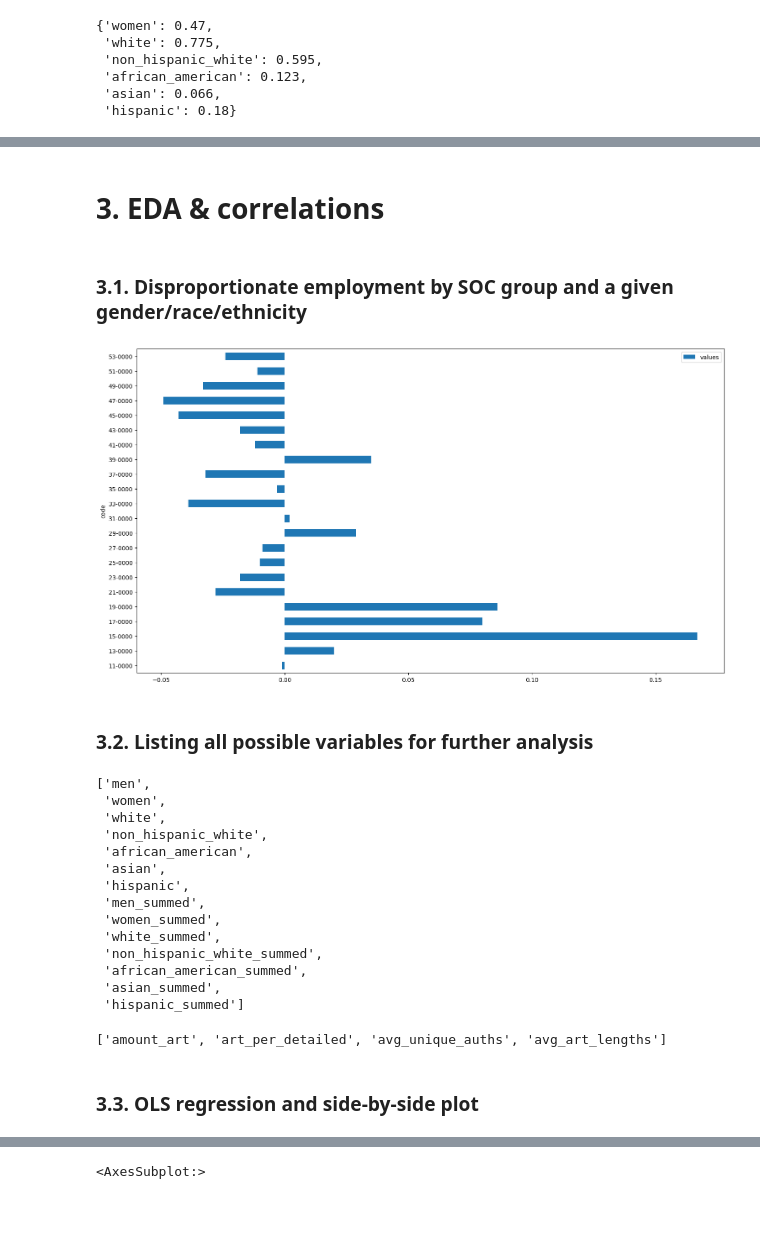
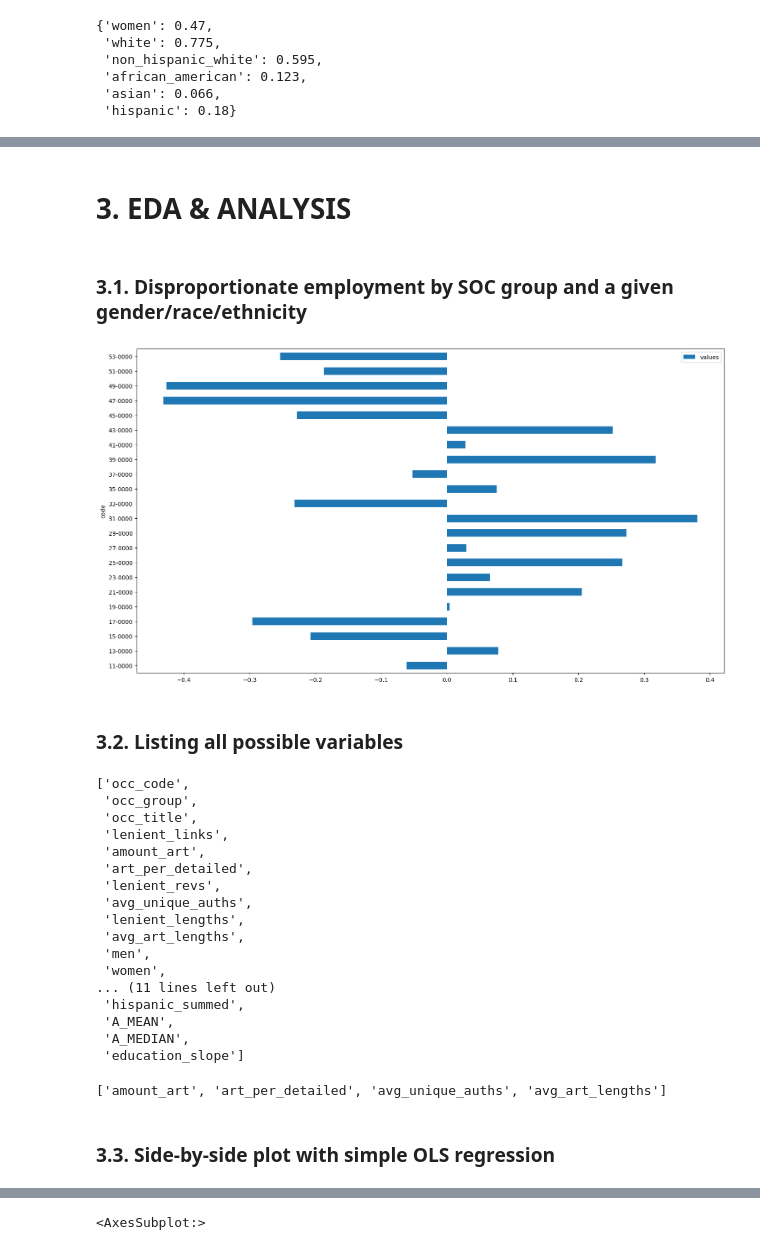
Before and after one commit to digital-scrappy/wikipedia-revisions, a Jupyter notebook: Analysis/MAJOR_gender_race_analysis.ipynb, the cells around one changed output, grey strips where cells are left out. Cells and saved outputs as stored; diff of their text form; code cells hidden in the pictures; blank space fills up the shorter version.

Commit message:
last analyses (detailed occs)

```diff
--- a/Analysis/MAJOR_gender_race_analysis.ipynb
+++ b/Analysis/MAJOR_gender_race_analysis.ipynb
@@ -104,28 +122,31 @@ df_major.head(3)
 # %% [markdown]
-# 3. EDA & correlations
+# 3. EDA & ANALYSIS
 # %% [markdown]
 ### 3.1. Disproportionate employment by SOC group and a given gender/race/ethnicity
 # %%
-relative_positive_negative(df_major, "asian", employment_dict)
+relative_positive_negative(df_major, "women", employment_dict)
 # %% [output]
-[figure, old version]
+[figure, new version]
 # %% [markdown]
-### 3.2. Listing all possible variables for further analysis
+### 3.2. Listing all possible variables
 # %%
-list(df_major.columns[-14:]) # all possible target_variables
+list(df_major.columns) # all variables
 # %% [output]
-['men',
+['occ_code',
+ 'occ_group',
+ 'occ_title',
+ 'lenient_links',
+ 'amount_art',
+ 'art_per_detailed',
+ 'lenient_revs',
+ 'avg_unique_auths',
+ 'lenient_lengths',
+ 'avg_art_lengths',
+ 'men',
  'women',
- 'white',
- 'non_hispanic_white',
- 'african_american',
- 'asian',
- 'hispanic',
- 'men_summed',
- 'women_summed',
- 'white_summed',
- 'non_hispanic_white_summed',
- 'african_american_summed',
- 'asian_summed',
- 'hispanic_summed']
+... (11 lines left out)
+ 'hispanic_summed',
+ 'A_MEAN',
+ 'A_MEDIAN',
+ 'education_slope']
 # %%
@@ -133,7 +154,7 @@ list(df_major.columns[-14:]) # all possible target_variables
 # %% [output]
 ['amount_art', 'art_per_detailed', 'avg_unique_auths', 'avg_art_lengths']
 # %% [markdown]
-### 3.3. OLS regression and side-by-side plot
+### 3.3. Side-by-side plot with simple OLS regression
 # %%
 wiki_metric_var = "avg_unique_auths"
 race_gender_var = "women_summed"
```
Also changed, not shown: parts of 29 cells of this notebook, 3 other files.
